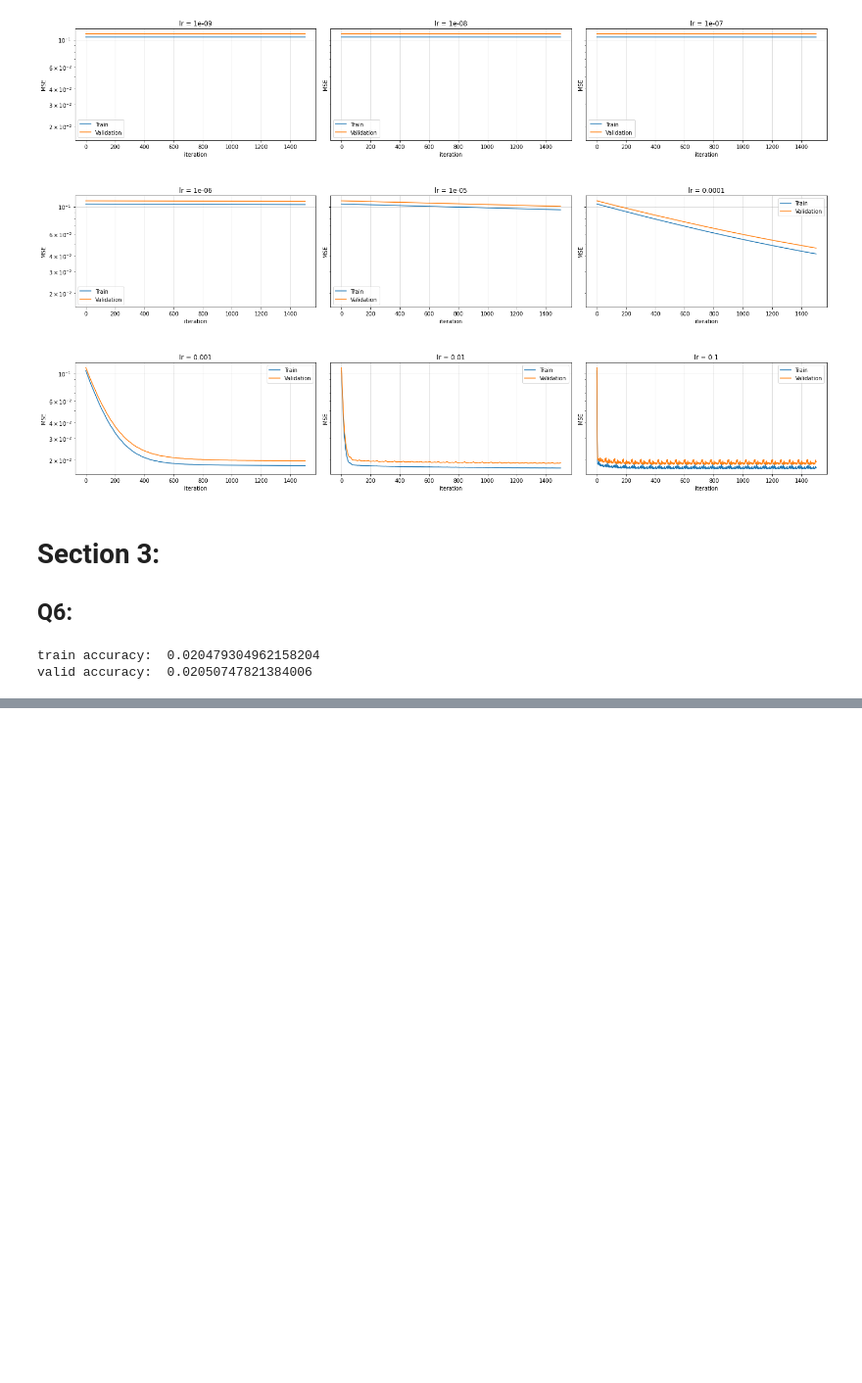
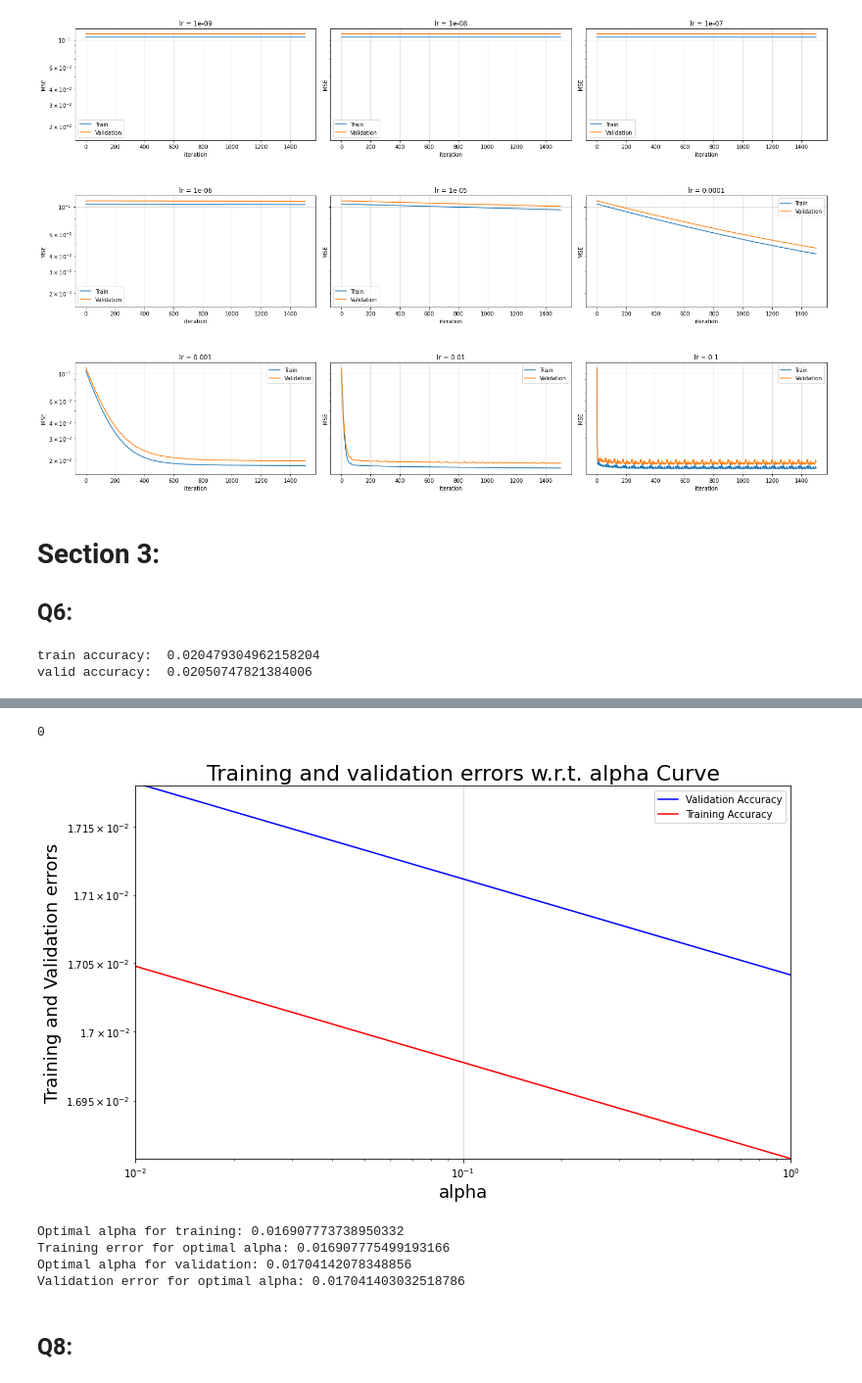
Before and after one commit to danielscohen/ml_hw3, a Jupyter notebook: 313575599-308160647.ipynb, the cells around one changed output, grey strips where cells are left out. Shown at 98% size. Saved outputs shown, nothing was run; the diff lists cells and outputs as text; code cells hidden in the pictures; blank space fills up the shorter version.

```diff
--- a/313575599-308160647.ipynb
+++ b/313575599-308160647.ipynb
@@ -330,0 +335,39 @@ valid accuracy:  0.02050747821384006
+# %%
+alphas = np.logspace(0.01, 1, 100)
+train_accs = []
+valid_accs = []
+for alpha in alphas:
+    clf = Ridge(alpha = alpha, fit_intercept = True)
+    cv_results = cross_validate(clf, X_train, y_train, cv=5, return_train_score=True, scoring="neg_mean_squared_error")
+    train_accs.append((alpha, -1 * np.mean(cv_results['train_score'])))
+    valid_accs.append((alpha, -1 * np.mean(cv_results['test_score'])))
+# %%
+fig = plt.figure(figsize=(12, 7))
+ax1 = fig.add_subplot(111)
+line1 = ax1.loglog(valid_accs[1], c='b', label='Validation Accuracy')
+ax2 = ax1
+line2 = ax2.loglog(train_accs[1], c='r', label='Training Accuracy')
+ax2.grid(alpha=0.5)
+ax1.legend(loc="upper left")
+ax2.legend(loc="upper right")
+ax1.set_ylabel("Training and Validation errors", fontsize=18)
+ax1.set_xlabel("alpha", fontsize=18)
+plt.xlim([0.01,1])
+min_valid = min(valid_accs[1])
+max_valid = max(valid_accs[1])
+min_train = min(train_accs[1])
+max_train = max(train_accs[1])
+min_y_axis=min(min_valid, min_train)
+max_y_axis=max(max_valid, max_train)
+plt.ylim([min_y_axis,0.01718])
+plt.title('Training and validation errors w.r.t. alpha Curve', fontsize=22)
+plt.show()
+# %% [output]
+0
+[figure, added]
+Optimal alpha for training: 0.016907773738950332
+Training error for optimal alpha: 0.016907775499193166
+Optimal alpha for validation: 0.01704142078348856
+Validation error for optimal alpha: 0.017041403032518786
+# %% [markdown]
+## Q8:
```
Also changed, not shown: parts of 4 cells of this notebook.
